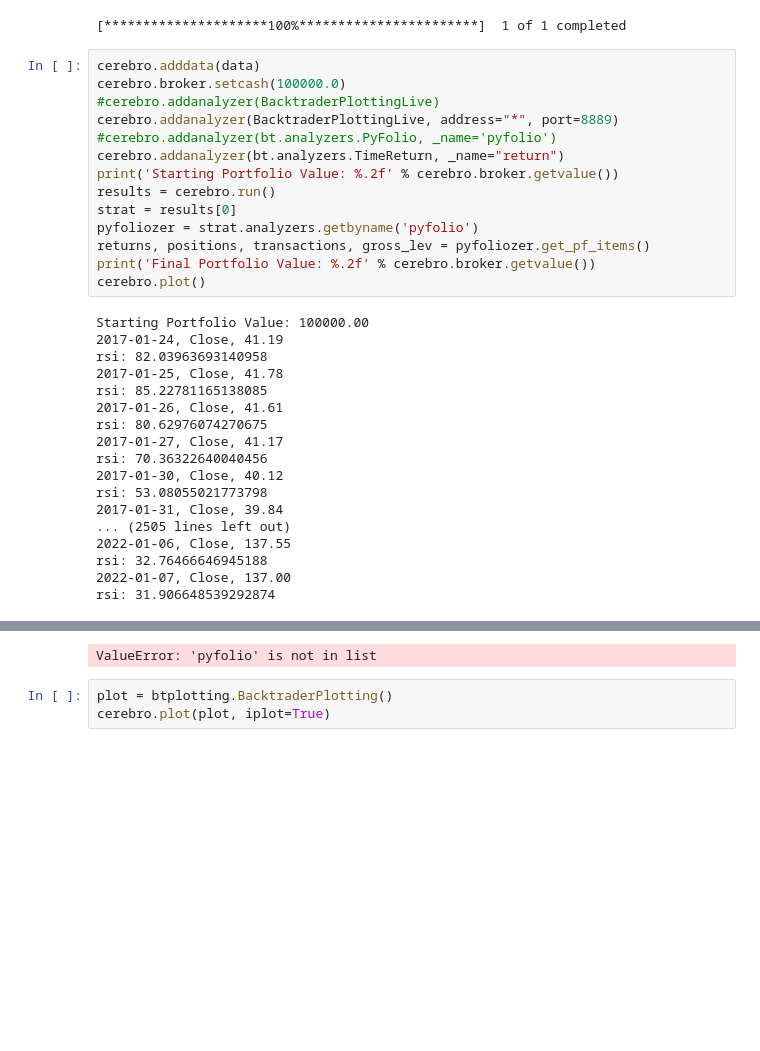
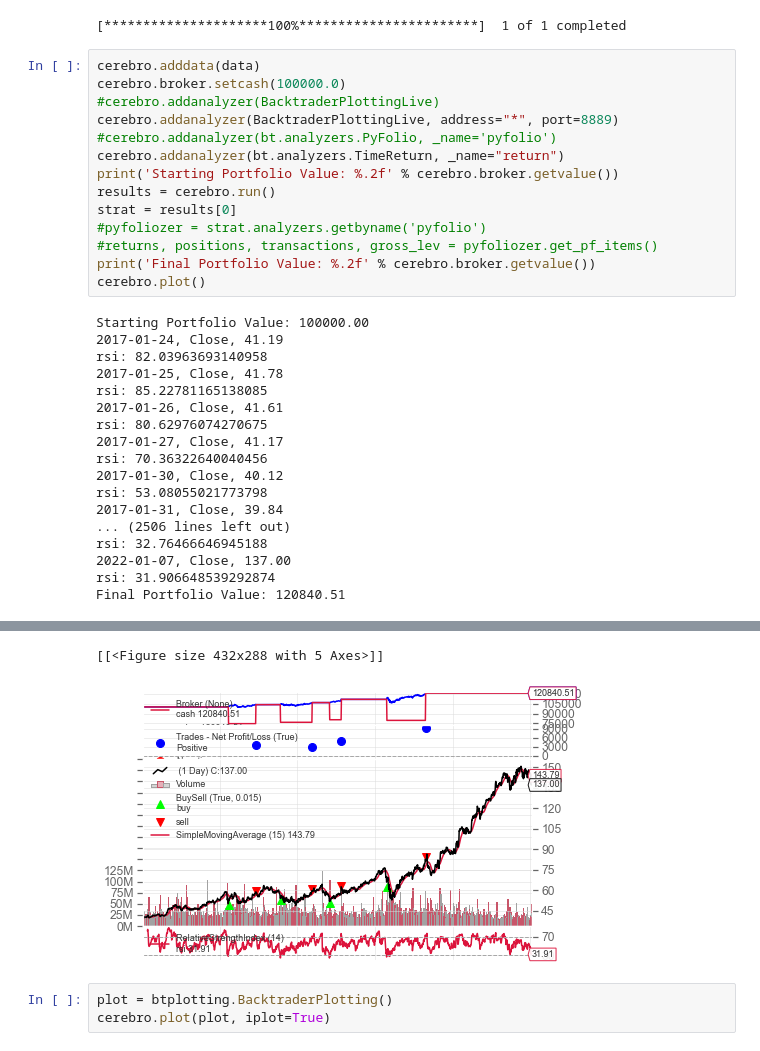
Before and after one commit to Quanturf/quanturf_alpha_backtesting, a Jupyter notebook: backtrader/Backtrader_All_charts.ipynb, the cells around one changed output, grey strips where cells are left out. Drawn from its saved outputs; the diff is of its cells as text; blank space fills up the shorter version.

```diff
--- a/backtrader/Backtrader_All_charts.ipynb
+++ b/backtrader/Backtrader_All_charts.ipynb
@@ -202,8 +124,8 @@ cerebro.addanalyzer(bt.analyzers.TimeReturn, _name="return")
 print('Starting Portfolio Value: %.2f' % cerebro.broker.getvalue())
 results = cerebro.run()
 strat = results[0]
-pyfoliozer = strat.analyzers.getbyname('pyfolio')
-returns, positions, transactions, gross_lev = pyfoliozer.get_pf_items()
+#pyfoliozer = strat.analyzers.getbyname('pyfolio')
+#returns, positions, transactions, gross_lev = pyfoliozer.get_pf_items()
 print('Final Portfolio Value: %.2f' % cerebro.broker.getvalue())
 cerebro.plot()
 # %% [output]
@@ -219,8 +141,8 @@ rsi: 70.36322640040456
 2017-01-30, Close, 40.12
 rsi: 53.08055021773798
 2017-01-31, Close, 39.84
-... (2505 lines left out)
-2022-01-06, Close, 137.55
+... (2506 lines left out)
 rsi: 32.76466646945188
 2022-01-07, Close, 137.00
 rsi: 31.906648539292874
+Final Portfolio Value: 120840.51
@@ -227,4 +151,5 @@ rsi: 31.906648539292874
-ValueError: 'pyfolio' is not in list
+[[<Figure size 432x288 with 5 Axes>]]
+[figure, added]
 # %%
 plot = btplotting.BacktraderPlotting()
 cerebro.plot(plot, iplot=True)
```
Also changed, not shown: parts of 6 cells of this notebook.
